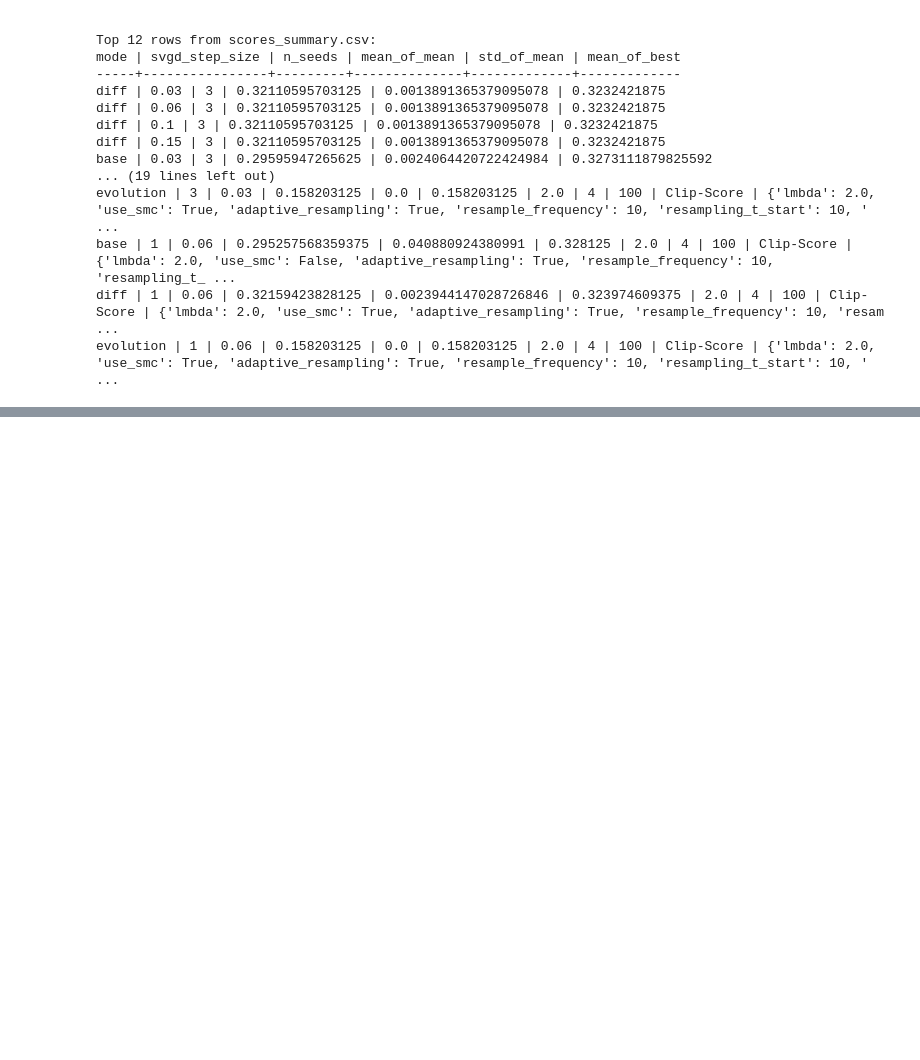
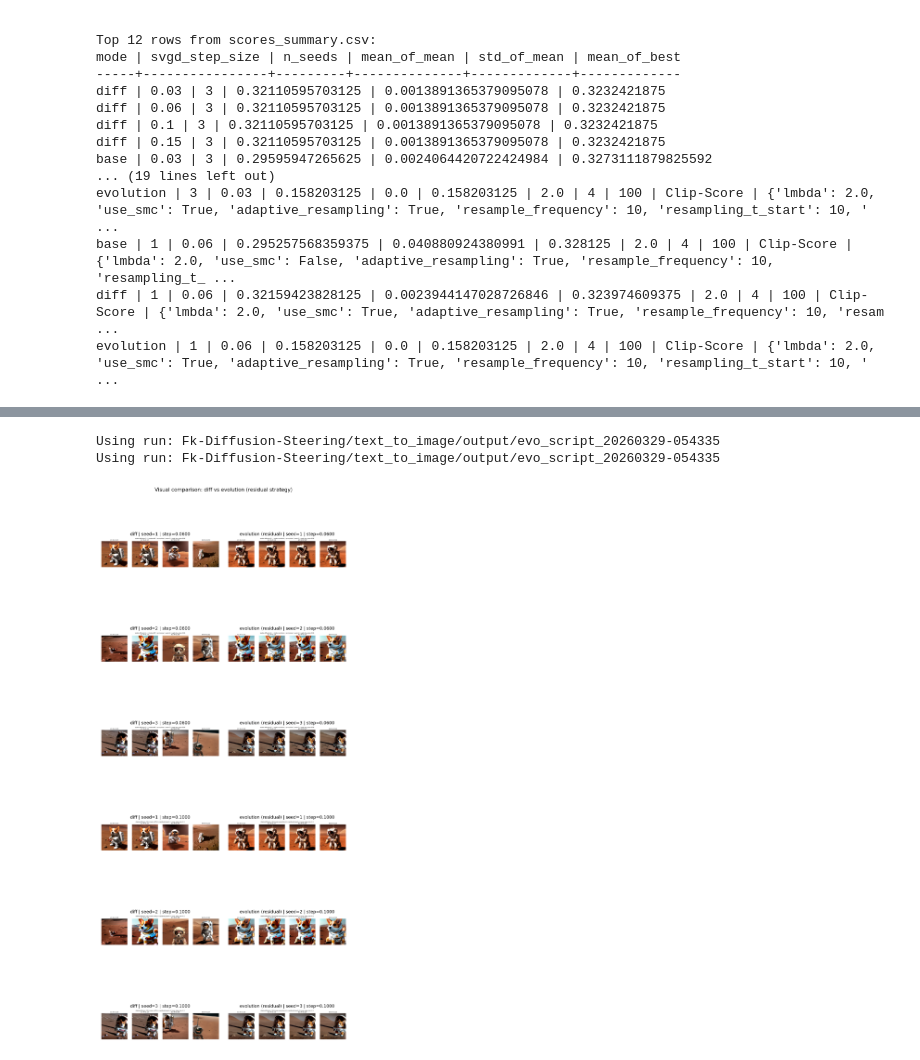
Before and after one commit to khoing-ml/Fk-Diffusion-Steering, a Jupyter notebook: text_to_image/evo_steering_playground.ipynb, the cells around one changed output, grey strips where cells are left out. Drawn from its saved outputs; the diff is of its cells as text; code cells hidden in the pictures; blank space fills up the shorter version.

```diff
--- a/text_to_image/evo_steering_playground.ipynb
+++ b/text_to_image/evo_steering_playground.ipynb
@@ -299,0 +389,68 @@ evo_steering_playground.py: error: unrecognized arguments: --resample-strategies
+# %%
+from pathlib import Path
+from collections import defaultdict
+import re
+import matplotlib.pyplot as plt
+from PIL import Image
+
+output_root = Path("Fk-Diffusion-Steering/text_to_image/output")
+runs = sorted(
+    [p for p in output_root.glob("evo_script_*") if p.is_dir()],
+    key=lambda p: p.stat().st_mtime,
+    reverse=True,
+ )
+
+if not runs:
+    print(f"No run folder found under: {output_root}")
+else:
+    latest = runs[0]
+    print(f"Using run: {latest}")
+
+    # Match files like: diff_rs-residual_seed1_step0.1000.png
+    pattern = re.compile(r"^(diff|evolution)_rs-residual_seed(\d+)_step([0-9.]+)\.png$")
+    pairs = defaultdict(dict)
+
+    for p in latest.glob("*.png"):
+        m = pattern.match(p.name)
+        if not m:
+            continue
+        mode, seed, step = m.group(1), int(m.group(2)), float(m.group(3))
+        pairs[(seed, step)][mode] = p
+
+    compare_keys = sorted(
+        [k for k, v in pairs.items() if "diff" in v and "evolution" in v],
+        key=lambda x: (x[1], x[0]),
+    )
+
+    if not compare_keys:
+        print("No diff/evolution residual image pairs found.")
+    else:
+        max_rows = min(6, len(compare_keys))
+        fig, axes = plt.subplots(max_rows, 2, figsize=(10, 4 * max_rows), dpi=140)
+
+        if max_rows == 1:
+            axes = [axes]
+
+        for row_idx, (seed, step) in enumerate(compare_keys[:max_rows]):
+            diff_path = pairs[(seed, step)]["diff"]
+            evo_path = pairs[(seed, step)]["evolution"]
+
+            diff_im = Image.open(diff_path).convert("RGB")
+            evo_im = Image.open(evo_path).convert("RGB")
+
+            left_ax, right_ax = axes[row_idx]
+            left_ax.imshow(diff_im)
+            left_ax.set_title(f"diff | seed={seed} | step={step:.4f}")
+            left_ax.axis("off")
+
+            right_ax.imshow(evo_im)
+            right_ax.set_title(f"evolution (residual) | seed={seed} | step={step:.4f}")
+            right_ax.axis("off")
+
+        fig.suptitle("Visual comparison: diff vs evolution (residual strategy)", fontsize=14)
+        fig.tight_layout()
+        plt.show()
+# %% [output]
+Using run: Fk-Diffusion-Steering/text_to_image/output/evo_script_20260329-054335
+Using run: Fk-Diffusion-Steering/text_to_image/output/evo_script_20260329-054335
+[figure, added]
```
Also changed, not shown: parts of 2 cells of this notebook, 4 other files.
